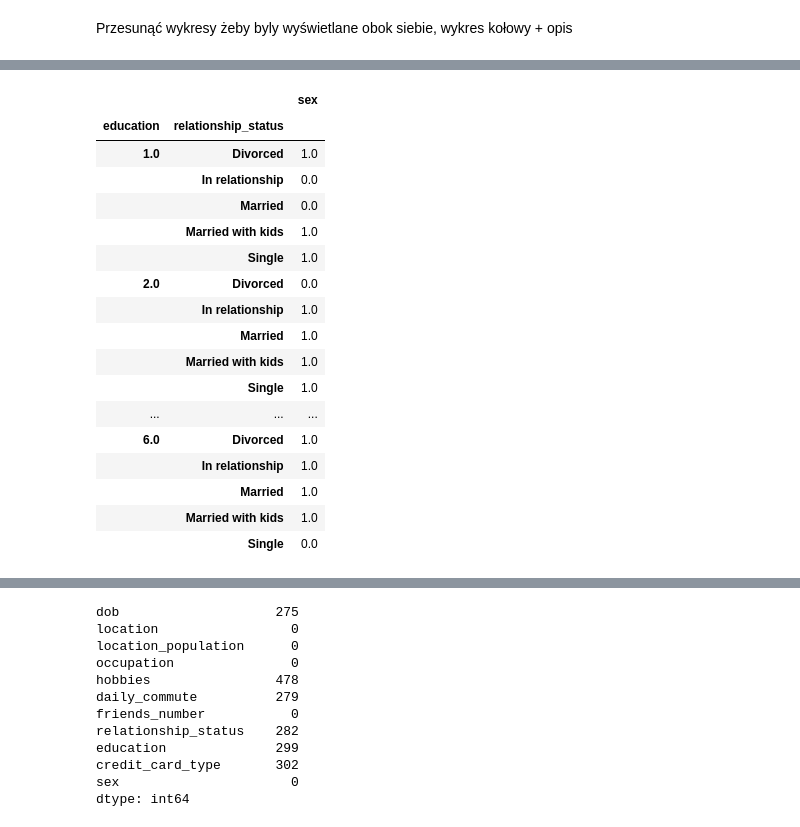
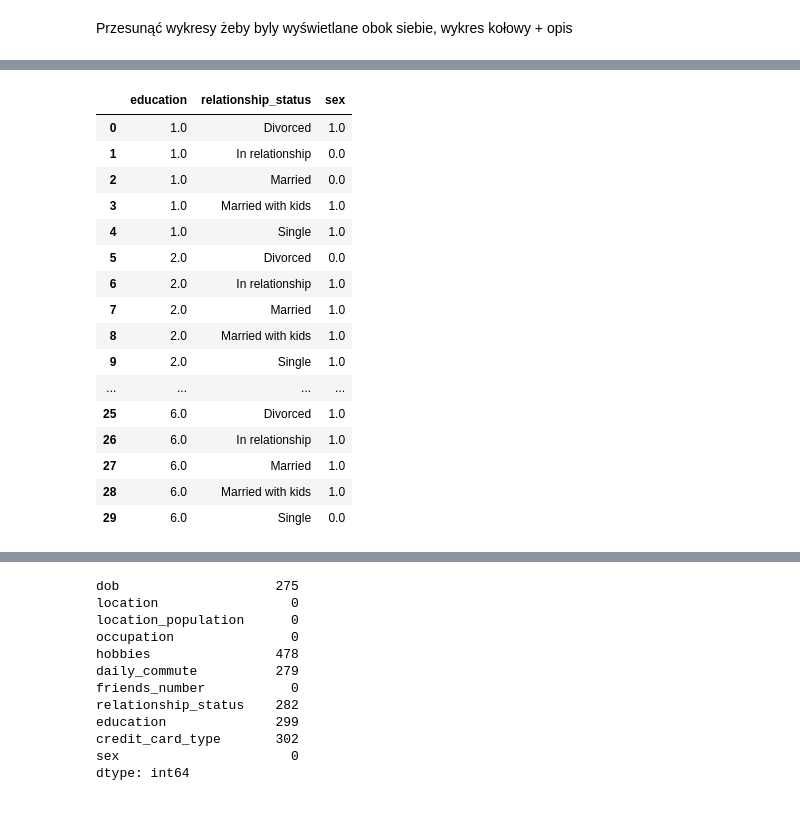
Before and after one commit to Bartoszcz28/Gym_Subscription, a Jupyter notebook: GymSubscription.ipynb, the cells around one changed output, grey strips where cells are left out. Saved outputs shown, nothing was run; the diff lists cells and outputs as text; code cells hidden in the pictures.

```diff
--- a/GymSubscription.ipynb
+++ b/GymSubscription.ipynb
@@ -368,23 +382,23 @@ def get_mode(x):
     return mode.mode
 # %%
 sex_mode = X_train.groupby(['education', 'relationship_status']).agg({'sex': get_mode})
+sex_mode.reset_index(inplace=True)
 sex_mode
 # %% [output]
-|  |  | sex |
-| education | relationship_status |  |
-| 1.0 | Divorced | 1.0 |
-|  | In relationship | 0.0 |
-|  | Married | 0.0 |
-|  | Married with kids | 1.0 |
-|  | Single | 1.0 |
-| 2.0 | Divorced | 0.0 |
-|  | In relationship | 1.0 |
-|  | Married | 1.0 |
-|  | Married with kids | 1.0 |
-|  | Single | 1.0 |
-| ... | ... | ... |
-| 6.0 | Divorced | 1.0 |
-|  | In relationship | 1.0 |
-|  | Married | 1.0 |
-|  | Married with kids | 1.0 |
-|  | Single | 0.0 |
+|  | education | relationship_status | sex |
+| 0 | 1.0 | Divorced | 1.0 |
+| 1 | 1.0 | In relationship | 0.0 |
+| 2 | 1.0 | Married | 0.0 |
+| 3 | 1.0 | Married with kids | 1.0 |
+| 4 | 1.0 | Single | 1.0 |
+| 5 | 2.0 | Divorced | 0.0 |
+| 6 | 2.0 | In relationship | 1.0 |
+| 7 | 2.0 | Married | 1.0 |
+| 8 | 2.0 | Married with kids | 1.0 |
+| 9 | 2.0 | Single | 1.0 |
+| ... | ... | ... | ... |
+| 25 | 6.0 | Divorced | 1.0 |
+| 26 | 6.0 | In relationship | 1.0 |
+| 27 | 6.0 | Married | 1.0 |
+| 28 | 6.0 | Married with kids | 1.0 |
+| 29 | 6.0 | Single | 0.0 |
```
Also changed, not shown: parts of 30 cells of this notebook.
